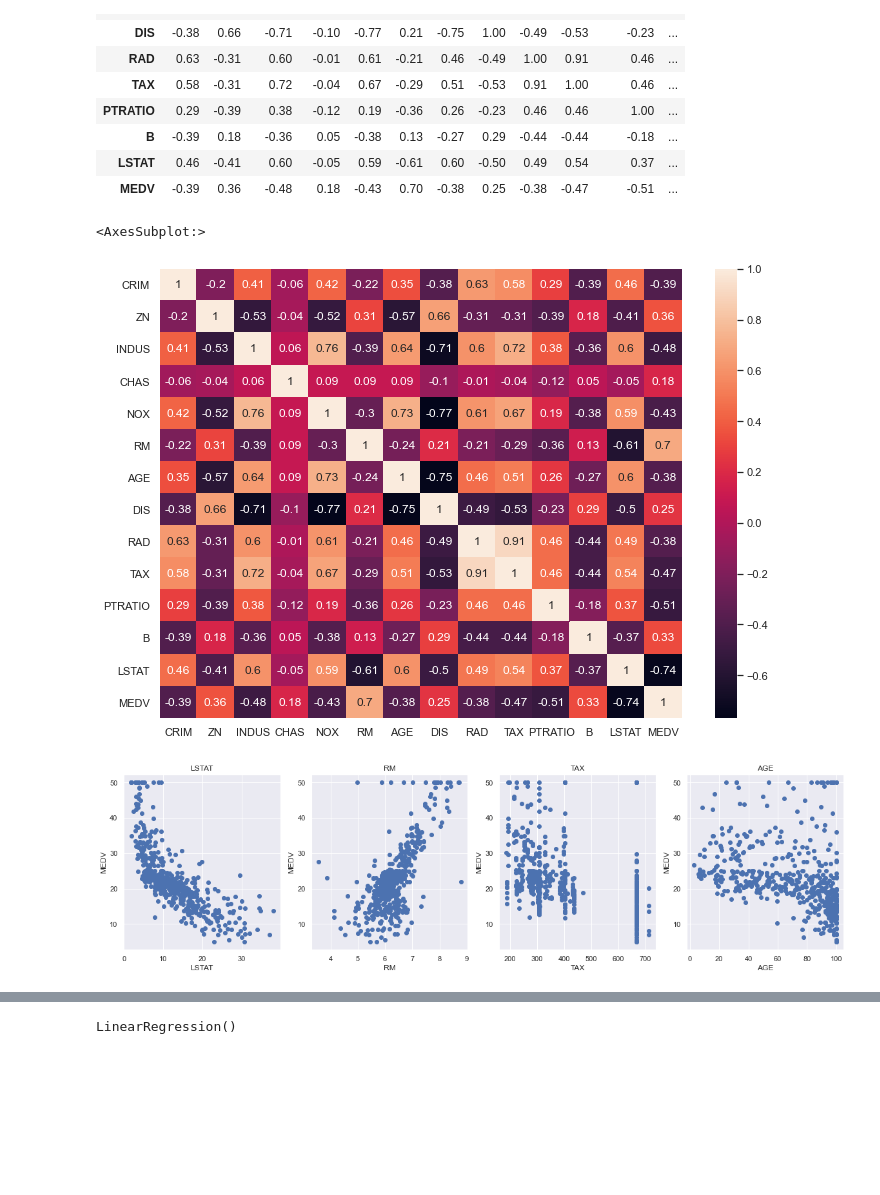
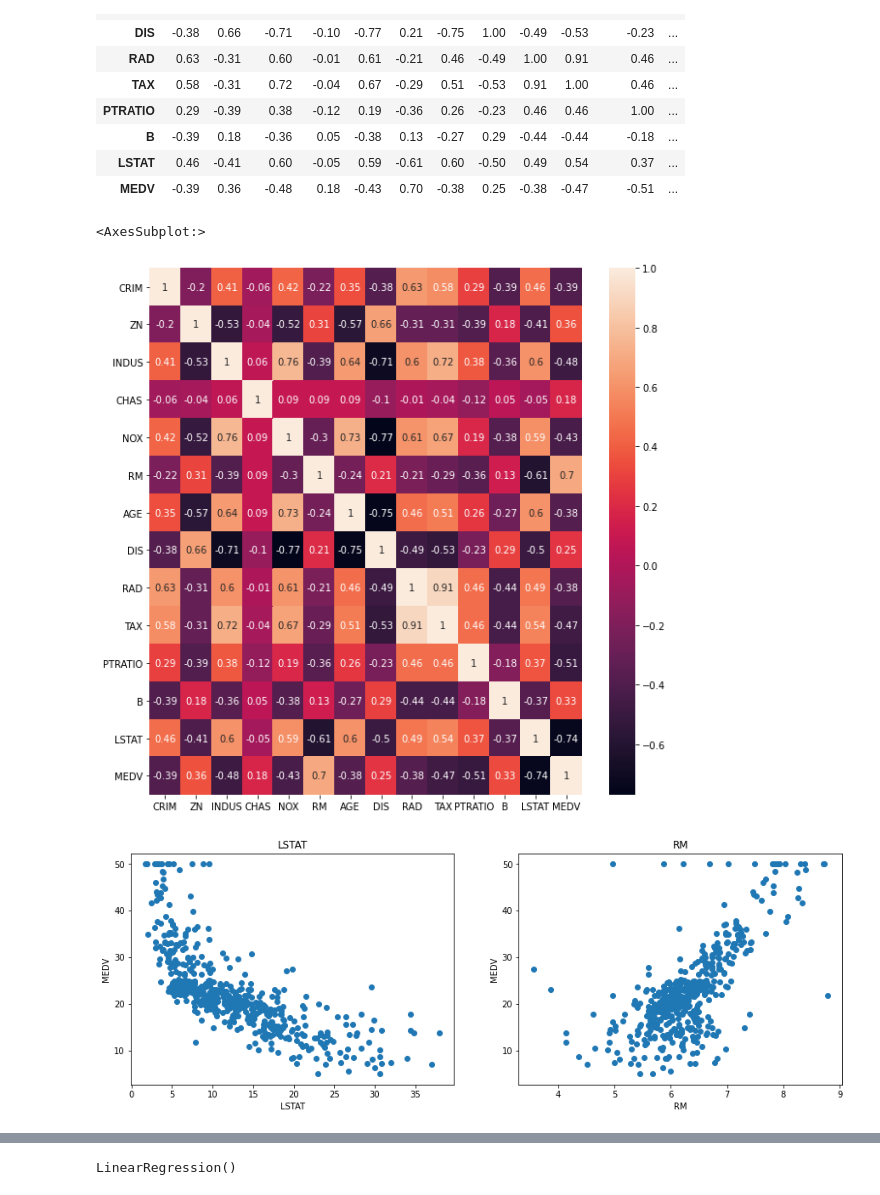
Before and after one commit to mayank4G/assignment, a Jupyter notebook: linear_regression_assignment.ipynb, the cells around one changed output, grey strips where cells are left out. Cells and saved outputs as stored; diff of their text form; code cells hidden in the pictures; blank space fills up the shorter version.

```diff
--- a/linear_regression_assignment.ipynb
+++ b/linear_regression_assignment.ipynb
@@ -90,9 +90,3 @@ bos.corr().round(2)
 | B | -0.39 | 0.18 | -0.36 | 0.05 | -0.38 | 0.13 | -0.27 | 0.29 | -0.44 | -0.44 | -0.18 | ... |
 | LSTAT | 0.46 | -0.41 | 0.60 | -0.05 | 0.59 | -0.61 | 0.60 | -0.50 | 0.49 | 0.54 | 0.37 | ... |
 | MEDV | -0.39 | 0.36 | -0.48 | 0.18 | -0.43 | 0.70 | -0.38 | 0.25 | -0.38 | -0.47 | -0.51 | ... |
-# %%
-import seaborn as sns
-
-sns.set(rc={'figure.figsize':(11.7,8.27)})
-sns.displot(bos['MEDV'], bins=30)
-plt.show()
@@ -119,14 +123,15 @@ correlation_matrix
 | LSTAT | 0.46 | -0.41 | 0.60 | -0.05 | 0.59 | -0.61 | 0.60 | -0.50 | 0.49 | 0.54 | 0.37 | ... |
 | MEDV | -0.39 | 0.36 | -0.48 | 0.18 | -0.43 | 0.70 | -0.38 | 0.25 | -0.38 | -0.47 | -0.51 | ... |
 # %%
-sns.heatmap(data = correlation_matrix, annot=True)
+fig, ax = plt.subplots(figsize=(10,10))
+sns.heatmap(data=correlation_matrix,ax=ax, annot=True)
 # %% [output]
 <AxesSubplot:>
-[figure, old version]
+[figure, new version]
 # %%
-plt.figure(figsize=(20, 5))
+plt.figure(figsize=(15,5))
 
-features = ['LSTAT', 'RM', 'TAX','AGE']
+features = ['LSTAT', 'RM']
 target = bos['MEDV']
 
 for i, col in enumerate(features):
@@ -138,4 +143,4 @@ for i, col in enumerate(features):
     plt.xlabel(col)
     plt.ylabel('MEDV')
 # %% [output]
-[figure, old version]
+[figure, new version]
```
Also changed, not shown: parts of 11 cells of this notebook.
